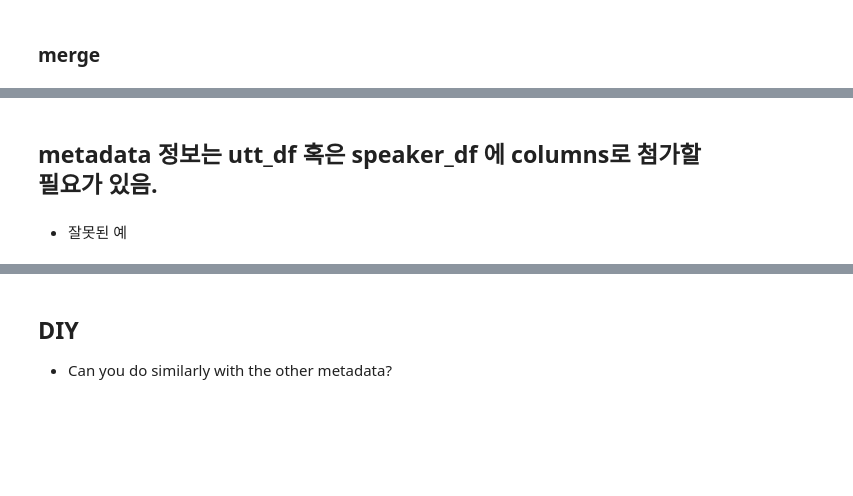
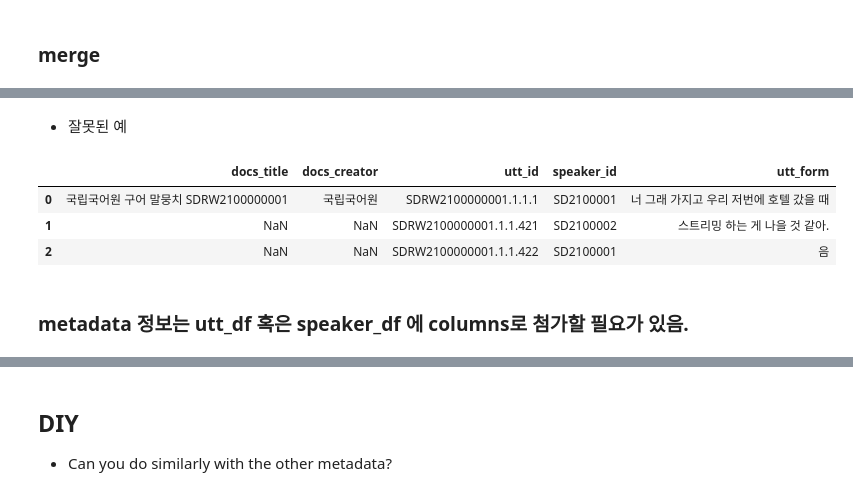
Before and after one commit to exphon/exphon2023, a Jupyter notebook: code/실험음성학연구회2023.ipynb, the cells around one changed output, grey strips where cells are left out. Drawn from its saved outputs; the diff is of its cells as text; code cells hidden in the pictures; blank space fills up the shorter version.

```diff
--- a/code/실험음성학연구회2023.ipynb
+++ b/code/실험음성학연구회2023.ipynb
@@ -19,5 +39,5 @@ print(text)
 # %%
-with open("./data/SDRW2100000001_test.json") as f:
+with open("./data/SDRW2100000001_test.json", encoding="utf8") as f:
     text = f.read()
 print(type(text))
 print(text)
@@ -28,6 +66,6 @@ fname = "./data/SDRW2100000001_test.json"
 # %%
-fname = "./data/SDRW2100000001_test.json"
-with open(fname) as f:
+file = "./data/SDRW2100000001_test.json"
+with open(file, encoding="utf8") as f:
     text = f.read()
 print(type(text))
 print(text)
@@ -34,6 +90,6 @@ print(text)
 # %%
 import json
-with open(file) as f:
+with open(file, encoding="utf8") as f:
     docs = json.loads(f.read())
 print(type(docs))
 print(docs)
@@ -286,6 +564,6 @@ for doc in docs['document']:
 # %%
 utt_ids = []; utt_forms = []; utt_oforms = []
-utt_speaker_ids = []; utt_starts = []; utt_ends = []
+speaker_ids = []; utt_starts = []; utt_ends = []
 utt_notes = []; utt_indices = []
 for doc in docs['document']:
     #print(doc['utterance'])
@@ -305,10 +583,10 @@ for doc in docs['document']:
         #print(utt_id, utt_speaker_id, utt_form, '|', utt_oform, '|', utt_start, utt_end, utt_note)
         utt_ids.append(utt_id); utt_forms.append(utt_form);
         utt_oforms.append(utt_oform)
-        utt_speaker_ids.append(utt_speaker_id);
+        speaker_ids.append(speaker_id);
         utt_starts.append(utt_start)
         utt_ends.append(utt_end); utt_notes.append(utt_note); utt_indices.append('utt_index')
-print(utt_ids)
-print(utt_speaker_ids)
-print(utt_forms)
-print(utt_oforms)
+#print(utt_ids)
+#print(utt_speaker_ids)
+#print(utt_forms)
+#print(utt_oforms)
@@ -370,9 +687,14 @@ utt_df.merge(speaker_df, on="speaker_id")
-# %% [markdown]
-## metadata 정보는 utt_df 혹은 speaker_df 에 columns로 첨가할 필요가 있음.
 # %% [markdown]
 - 잘못된 예
 # %%
-pd.concat([docs_df, utt_df], axis=1)
+pd.concat([docs_metadata_df, utt_df], axis=1)
+# %% [output]
+|  | docs_title | docs_creator | utt_id | speaker_id | utt_form |
+| 0 | 국립국어원 구어 말뭉치 SDRW2100000001 | 국립국어원 | SDRW2100000001.1.1.1 | SD2100001 | 너 그래 가지고 우리 저번에 호텔 갔을 때 |
+| 1 | NaN | NaN | SDRW2100000001.1.1.421 | SD2100002 | 스트리밍 하는 게 나을 것 같아. |
+| 2 | NaN | NaN | SDRW2100000001.1.1.422 | SD2100001 | 음 |
+# %% [markdown]
+### metadata 정보는 utt_df 혹은 speaker_df 에 columns로 첨가할 필요가 있음.
 # %%
 doc_ids = []
 utt_ids = []; utt_forms = []; utt_oforms = []
```
Also changed, not shown: parts of 75 cells of this notebook.
